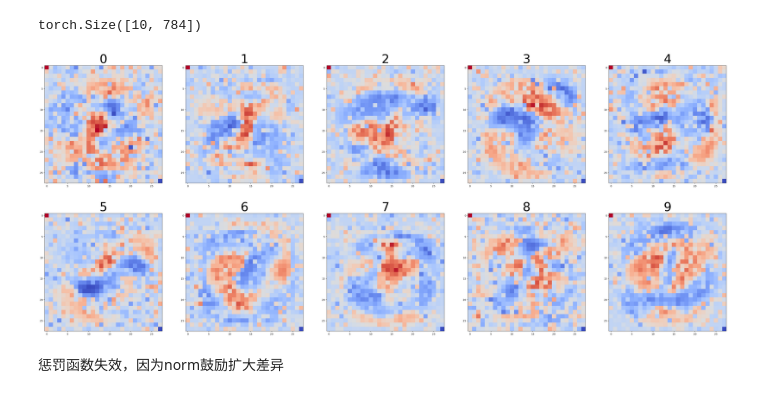
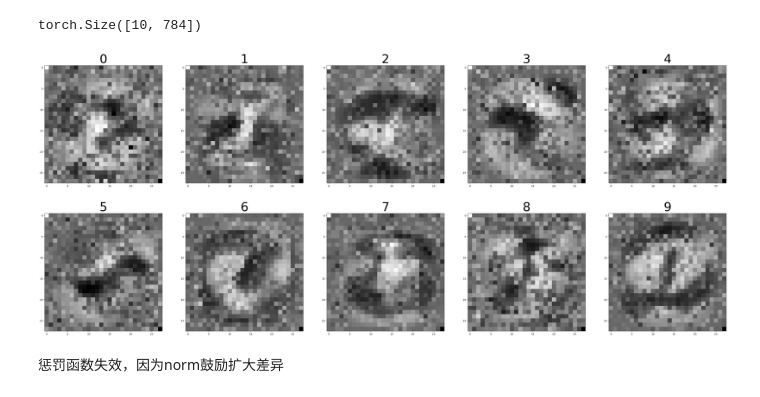
Before and after one commit to GuanqiHe/nonlinear-classifier-on-mnist, a Jupyter notebook: visualization_norm2_center10.ipynb, the cells around one changed output. Cells and saved outputs as stored; diff of their text form; code cells hidden in the pictures.

```diff
--- a/visualization_norm2_center10.ipynb
+++ b/visualization_norm2_center10.ipynb
@@ -17,7 +17,7 @@ file_dir = log_dir + "59/"
 layer_widths = [28*28, 10]
 layer_centres = [10]
 basis_func = linear
-model = RBFClassifier(layer_widths, layer_centres, basis_func)                                                 # 调用模型Model
+model = RBFClassifier(layer_widths, layer_centres, basis_func, basis_func)                                                 # 调用模型Model
 model.load_state_dict(torch.load(file_dir+"model_parameter.pkl"))    # 加载模型参数
 # %% [output]
 <All keys matched successfully>
@@ -28,18 +28,18 @@ torch.Size([10, 784])
 # %%
 h = model.rbf_layers[0].centres.reshape(10, 28, 28).detach().numpy()
 # b = model.b.detach().numpy()
 fig, axes = plt.subplots(2, 5, figsize=(50, 20))
 
 img = h
 
 for i in range(2):
     for j in range(5):
         img[i*5+j, 0, 0] = np.max(img)
         img[i*5+j, 27, 27] = np.min(img)
-        axes[i,j].imshow(np.tanh(img[i*5+j]/5), cmap='coolwarm')
+        axes[i,j].imshow(np.tanh(img[i*5+j]/5), cmap='gray')
         axes[i,j].set_title(str(i*5+j),{'fontsize':50})
 # %% [output]
-[figure, old version]
+[figure, new version]
 # %% [markdown]
 惩罚函数失效，因为norm鼓励扩大差异
 # %%
```
Also changed, not shown: 6 other files.
